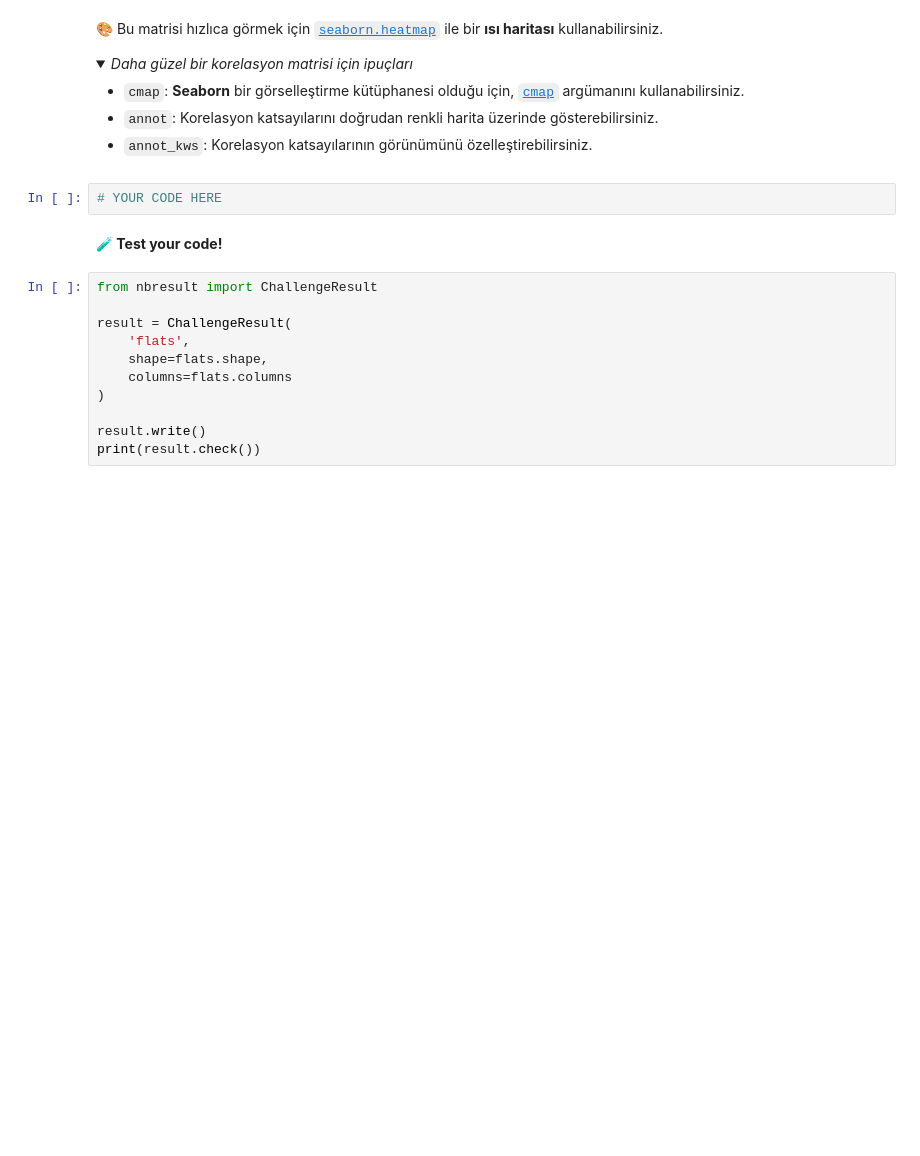
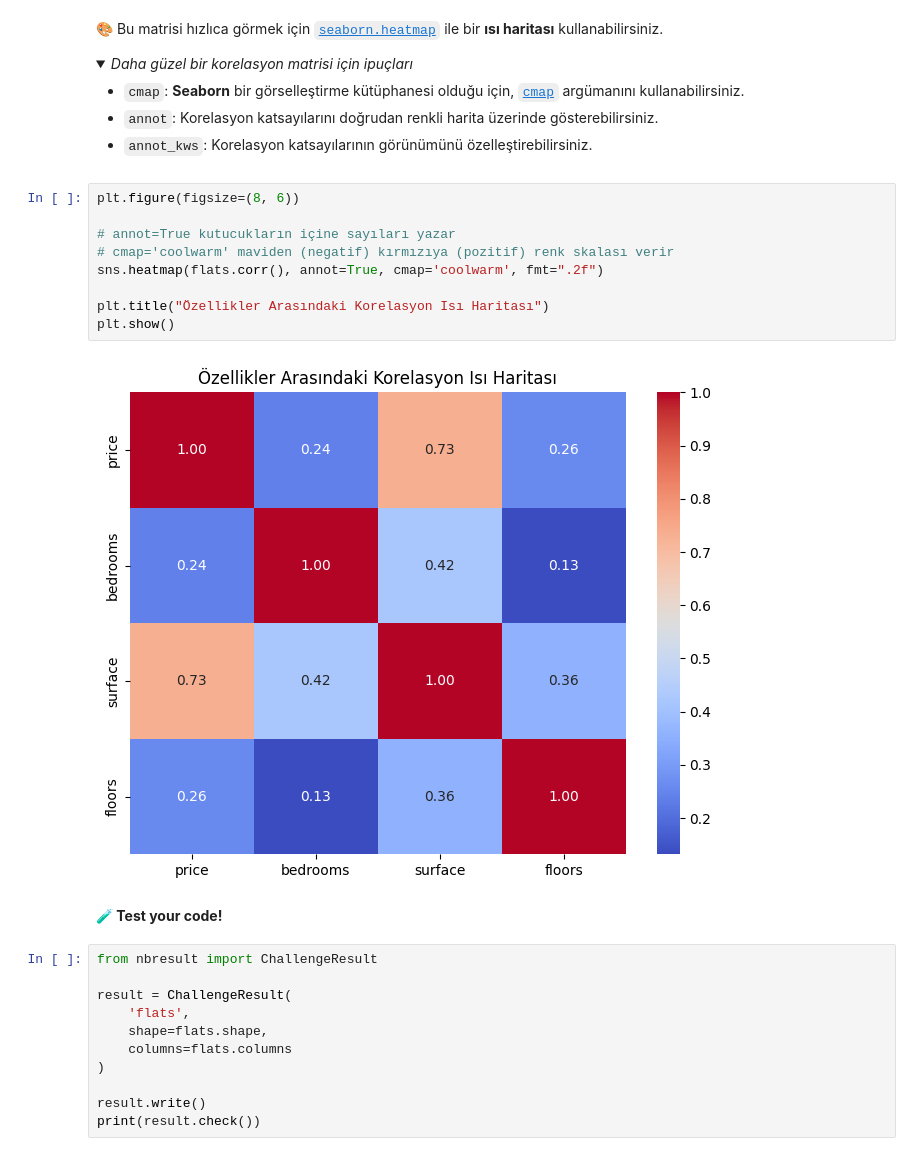
Before and after one commit to EGkpnr/data-real-estate-advanced-estimator, a Jupyter notebook: 02-real_estate_advanced_estimator.ipynb, the cells around one changed output. Drawn from its saved outputs; the diff is of its cells as text; folded sections open; blank space fills up the shorter version.

```diff
--- a/02-real_estate_advanced_estimator.ipynb
+++ b/02-real_estate_advanced_estimator.ipynb
@@ -118,8 +172,17 @@ $$ \large  \rho(X,Y) = \frac{cov(X,Y)}{\sigma_X \sigma_Y} \in [0;1]$$
 - `annot`: Korelasyon katsayılarını doğrudan renkli harita üzerinde gösterebilirsiniz.
 - `annot_kws`: Korelasyon katsayılarının görünümünü özelleştirebilirsiniz.
 </details>
-# %%
-# YOUR CODE HERE
+# %%
+plt.figure(figsize=(8, 6))
+
+# annot=True kutucukların içine sayıları yazar
+# cmap='coolwarm' maviden (negatif) kırmızıya (pozitif) renk skalası verir
+sns.heatmap(flats.corr(), annot=True, cmap='coolwarm', fmt=".2f")
+
+plt.title("Özellikler Arasındaki Korelasyon Isı Haritası")
+plt.show()
+# %% [output]
+[figure, added]
 # %% [markdown]
 **🧪 Test your code!**
 # %%
```
Also changed, not shown: parts of 42 cells of this notebook.
